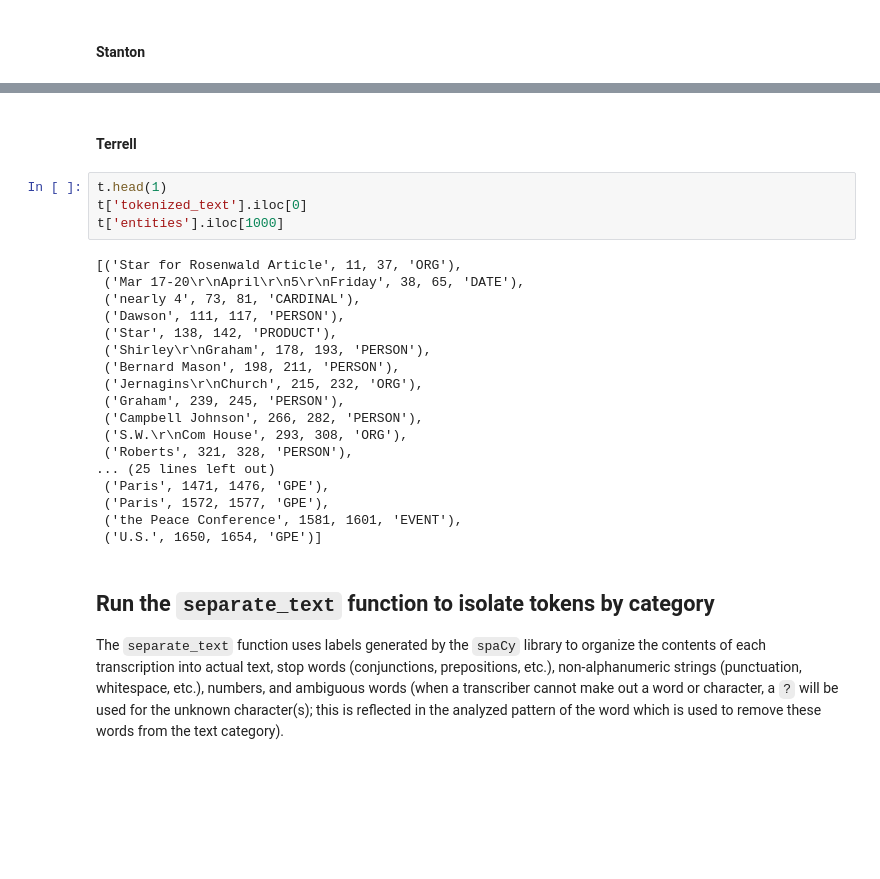
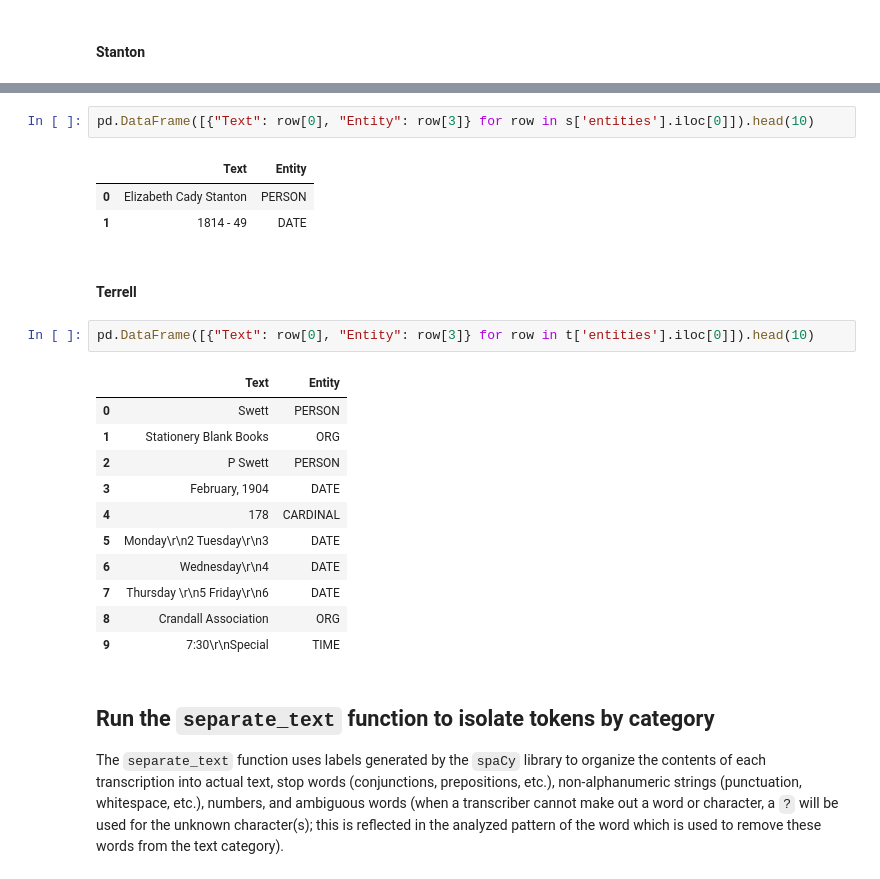
Before and after one commit to LibraryOfCongress/btp-data, a Jupyter notebook: 03_tokenization.ipynb, the cells around one changed output, grey strips where cells are left out. Drawn from its saved outputs; the diff is of its cells as text; blank space fills up the shorter version.

```diff
--- a/03_tokenization.ipynb
+++ b/03_tokenization.ipynb
@@ -167,27 +119,25 @@ s['entities'].iloc[1000]
+# %%
+pd.DataFrame([{"Text": row[0], "Entity": row[3]} for row in s['entities'].iloc[0]]).head(10)
+# %% [output]
+|  | Text | Entity |
+| 0 | Elizabeth Cady Stanton | PERSON |
+| 1 | 1814 - 49 | DATE |
 # %% [markdown]
 #### Terrell
-# %%
-t.head(1)
-t['tokenized_text'].iloc[0]
-t['entities'].iloc[1000]
-# %% [output]
-[('Star for Rosenwald Article', 11, 37, 'ORG'),
- ('Mar 17-20\r\nApril\r\n5\r\nFriday', 38, 65, 'DATE'),
- ('nearly 4', 73, 81, 'CARDINAL'),
- ('Dawson', 111, 117, 'PERSON'),
- ('Star', 138, 142, 'PRODUCT'),
- ('Shirley\r\nGraham', 178, 193, 'PERSON'),
- ('Bernard Mason', 198, 211, 'PERSON'),
- ('Jernagins\r\nChurch', 215, 232, 'ORG'),
- ('Graham', 239, 245, 'PERSON'),
- ('Campbell Johnson', 266, 282, 'PERSON'),
- ('S.W.\r\nCom House', 293, 308, 'ORG'),
- ('Roberts', 321, 328, 'PERSON'),
-... (25 lines left out)
- ('Paris', 1471, 1476, 'GPE'),
- ('Paris', 1572, 1577, 'GPE'),
- ('the Peace Conference', 1581, 1601, 'EVENT'),
- ('U.S.', 1650, 1654, 'GPE')]
+# %%
+pd.DataFrame([{"Text": row[0], "Entity": row[3]} for row in t['entities'].iloc[0]]).head(10)
+# %% [output]
+|  | Text | Entity |
+| 0 | Swett | PERSON |
+| 1 | Stationery Blank Books | ORG |
+| 2 | P Swett | PERSON |
+| 3 | February, 1904 | DATE |
+| 4 | 178 | CARDINAL |
+| 5 | Monday\r\n2 Tuesday\r\n3 | DATE |
+| 6 | Wednesday\r\n4 | DATE |
+| 7 | Thursday \r\n5 Friday\r\n6 | DATE |
+| 8 | Crandall Association | ORG |
+| 9 | 7:30\r\nSpecial | TIME |
 # %% [markdown]
 ## Run the `separate_text` function to isolate tokens by category
 
```
Also changed, not shown: parts of 6 cells of this notebook, 7 other files.
